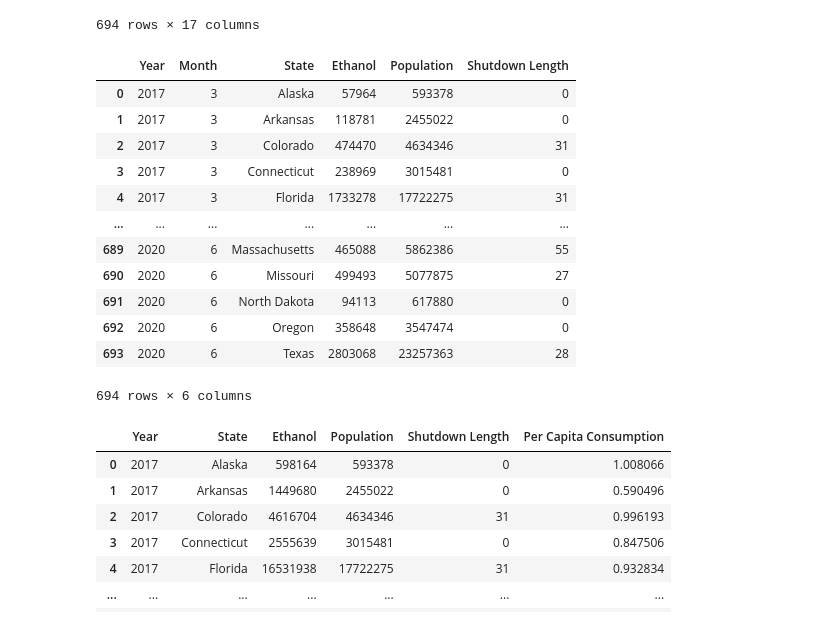
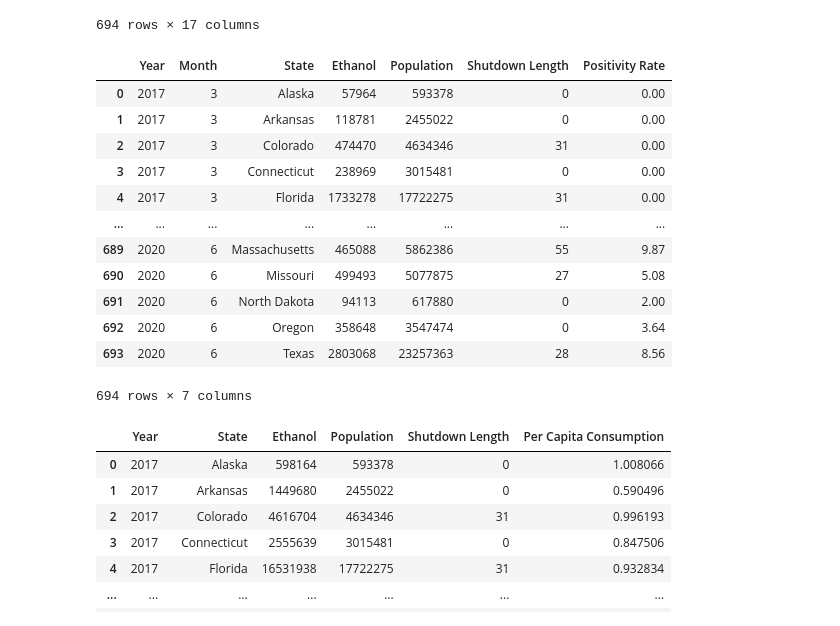
Before and after one commit to zach-18/Project_1_Group_3, a Jupyter notebook: RGdataviz.ipynb, the cells around one changed output. Saved outputs shown, nothing was run; the diff lists cells and outputs as text; code cells hidden in the pictures.

```diff
--- a/RGdataviz.ipynb
+++ b/RGdataviz.ipynb
@@ -50,23 +50,23 @@ monthrelevant_df
 694 rows × 17 columns
 # %%
 # use only necessary columns
-monthrelevant_df = monthrelevant_df[['Year','Month','State','Ethanol','Population','Shutdown Length']]
+monthrelevant_df = monthrelevant_df[['Year','Month','State','Ethanol','Population','Shutdown Length','Positivity Rate']]
 
 monthrelevant_df
 # %% [output]
-|  | Year | Month | State | Ethanol | Population | Shutdown Length |
-| 0 | 2017 | 3 | Alaska | 57964 | 593378 | 0 |
-| 1 | 2017 | 3 | Arkansas | 118781 | 2455022 | 0 |
-| 2 | 2017 | 3 | Colorado | 474470 | 4634346 | 31 |
-| 3 | 2017 | 3 | Connecticut | 238969 | 3015481 | 0 |
-| 4 | 2017 | 3 | Florida | 1733278 | 17722275 | 31 |
-| ... | ... | ... | ... | ... | ... | ... |
-| 689 | 2020 | 6 | Massachusetts | 465088 | 5862386 | 55 |
-| 690 | 2020 | 6 | Missouri | 499493 | 5077875 | 27 |
-| 691 | 2020 | 6 | North Dakota | 94113 | 617880 | 0 |
-| 692 | 2020 | 6 | Oregon | 358648 | 3547474 | 0 |
-| 693 | 2020 | 6 | Texas | 2803068 | 23257363 | 28 |
+|  | Year | Month | State | Ethanol | Population | Shutdown Length | Positivity Rate |
+| 0 | 2017 | 3 | Alaska | 57964 | 593378 | 0 | 0.00 |
+| 1 | 2017 | 3 | Arkansas | 118781 | 2455022 | 0 | 0.00 |
+| 2 | 2017 | 3 | Colorado | 474470 | 4634346 | 31 | 0.00 |
+| 3 | 2017 | 3 | Connecticut | 238969 | 3015481 | 0 | 0.00 |
+| 4 | 2017 | 3 | Florida | 1733278 | 17722275 | 31 | 0.00 |
+| ... | ... | ... | ... | ... | ... | ... | ... |
+| 689 | 2020 | 6 | Massachusetts | 465088 | 5862386 | 55 | 9.87 |
+| 690 | 2020 | 6 | Missouri | 499493 | 5077875 | 27 | 5.08 |
+| 691 | 2020 | 6 | North Dakota | 94113 | 617880 | 0 | 2.00 |
+| 692 | 2020 | 6 | Oregon | 358648 | 3547474 | 0 | 3.64 |
+| 693 | 2020 | 6 | Texas | 2803068 | 23257363 | 28 | 8.56 |
-694 rows × 6 columns
+694 rows × 7 columns
 # %%
 # groupby State/Year/Month in order to combine beverage types into their sums
 year_groupby = monthrelevant_df.groupby(['Year','State'])
```
Also changed, not shown: parts of 3 cells of this notebook, 1 other file.
